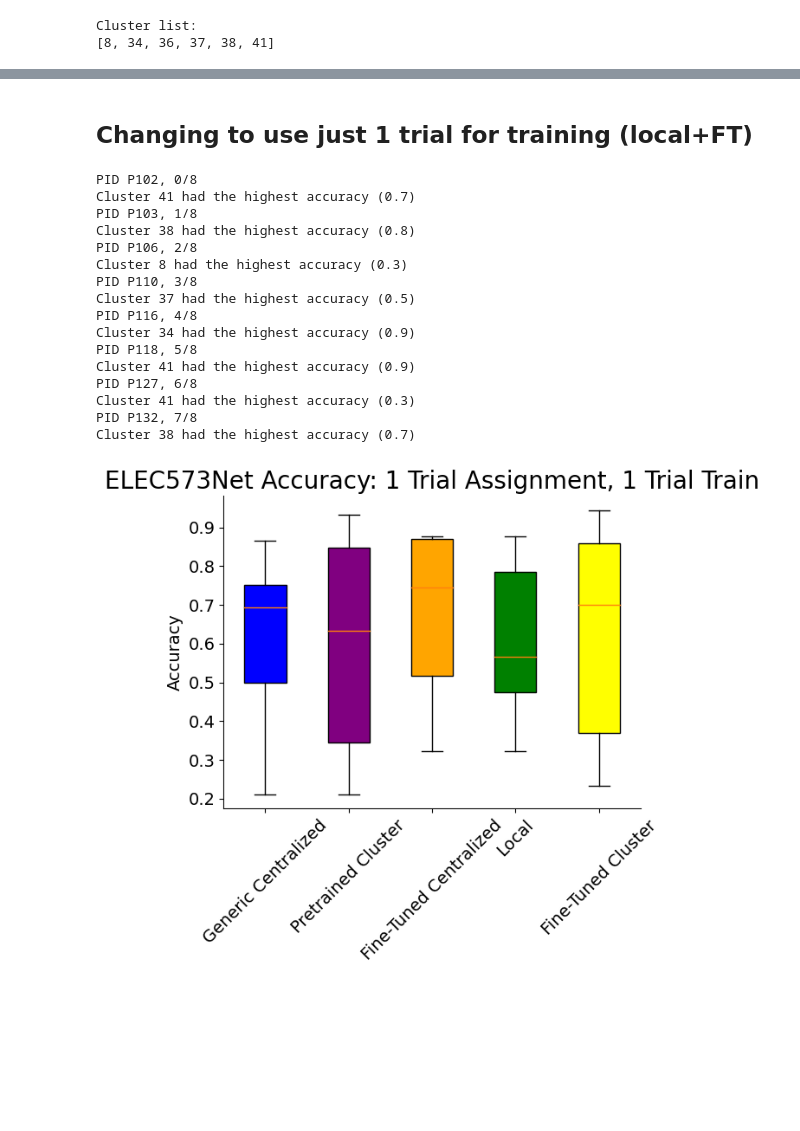
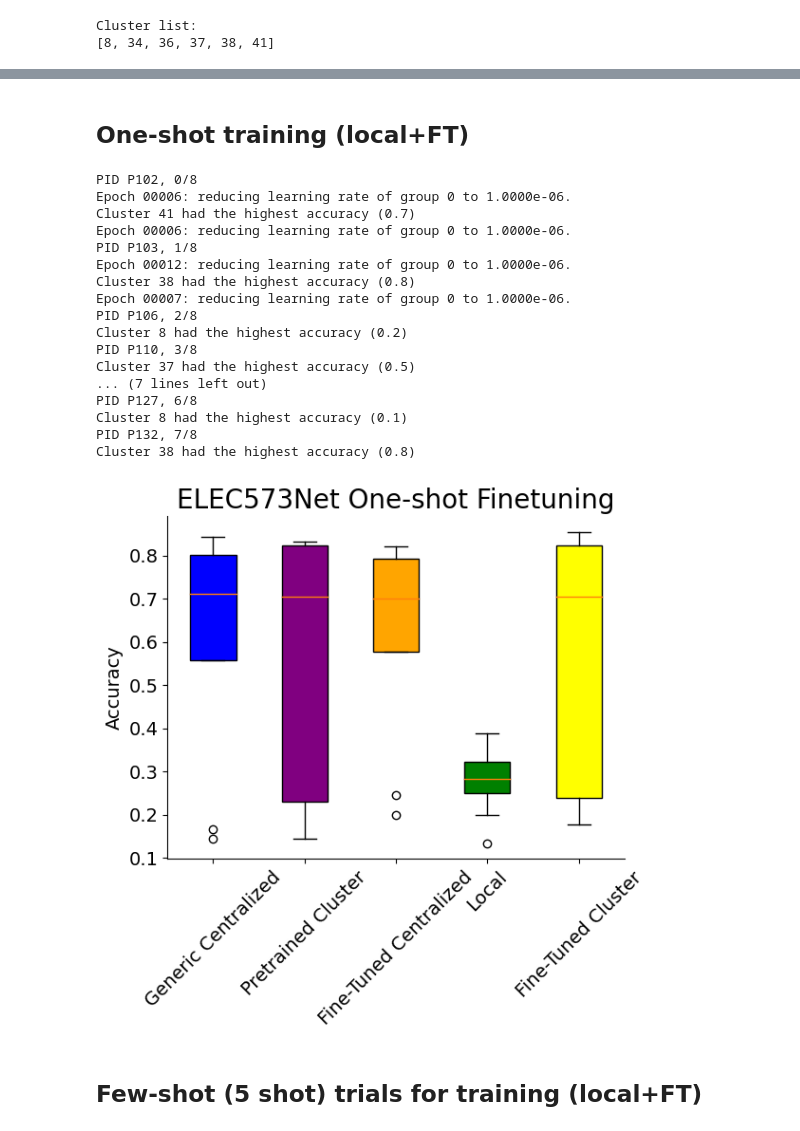
Before and after one commit to kdmalc/fl-gestures, a Jupyter notebook: ELEC573_Proj/101_ELEC573CNN_AMC_FT_Study.ipynb, the cells around one changed output, grey strips where cells are left out. Saved outputs shown, nothing was run; the diff lists cells and outputs as text; code cells hidden in the pictures; blank space fills up the shorter version.

```diff
--- a/ELEC573_Proj/101_ELEC573CNN_AMC_FT_Study.ipynb
+++ b/ELEC573_Proj/101_ELEC573CNN_AMC_FT_Study.ipynb
@@ -153,5 +149,5 @@ ELEC573Net(
 # %%
-full_path = "C:\\Users\\kdmen\\Repos\\fl-gestures\\ELEC573_Proj\\models\\20250207_1608"
+full_path = "C:\\Users\\kdmen\\Repos\\fl-gestures\\ELEC573_Proj\\models\\20250211_1422"
 print("Full Path:", full_path)
 # Load the pretrained model
 pretrained_generic_model = ELEC573Net(MY_CONFIG)
@@ -294,26 +203,29 @@ plot_model_acc_boxplots(data_dict_5_5, my_title=f"{MODEL_STR} Accuracy: 5 Trial
 # %% [markdown]
-## Changing to use just 1 trial for training (local+FT)
+## One-shot training (local+FT)
 # %%
 data_dict_1_1 = full_comparison_run(one_trial_data_splits, one_trial_data_splits, MY_CONFIG, pretrained_generic_model,
                         nested_clus_model_dict, MODEL_STR, cluster_iter_str='Iter18')
 # %% [output]
 PID P102, 0/8
+Epoch 00006: reducing learning rate of group 0 to 1.0000e-06.
 Cluster 41 had the highest accuracy (0.7)
+Epoch 00006: reducing learning rate of group 0 to 1.0000e-06.
 PID P103, 1/8
+Epoch 00012: reducing learning rate of group 0 to 1.0000e-06.
 Cluster 38 had the highest accuracy (0.8)
+Epoch 00007: reducing learning rate of group 0 to 1.0000e-06.
 PID P106, 2/8
-Cluster 8 had the highest accuracy (0.3)
+Cluster 8 had the highest accuracy (0.2)
 PID P110, 3/8
 Cluster 37 had the highest accuracy (0.5)
-PID P116, 4/8
-Cluster 34 had the highest accuracy (0.9)
-PID P118, 5/8
-Cluster 41 had the highest accuracy (0.9)
+... (7 lines left out)
 PID P127, 6/8
-Cluster 41 had the highest accuracy (0.3)
+Cluster 8 had the highest accuracy (0.1)
 PID P132, 7/8
-Cluster 38 had the highest accuracy (0.7)
+Cluster 38 had the highest accuracy (0.8)
 # %%
-plot_model_acc_boxplots(data_dict_1_1, my_title=f"{MODEL_STR} Accuracy: 1 Trial Assignment, 1 Trial Train", save_fig=False, plot_save_name=f"Final_{MODEL_STR}_Acc_1TA_1TT")
+plot_model_acc_boxplots(data_dict_1_1, my_title=f"{MODEL_STR} One-shot Finetuning", save_fig=False, plot_save_name=f"Final_{MODEL_STR}_Acc_1TA_1TT")
 # %% [output]
-[figure, old version]
+[figure, new version]
+# %% [markdown]
+## Few-shot (5 shot) trials for training (local+FT)
```
Also changed, not shown: parts of 25 cells of this notebook, 3 other files.
